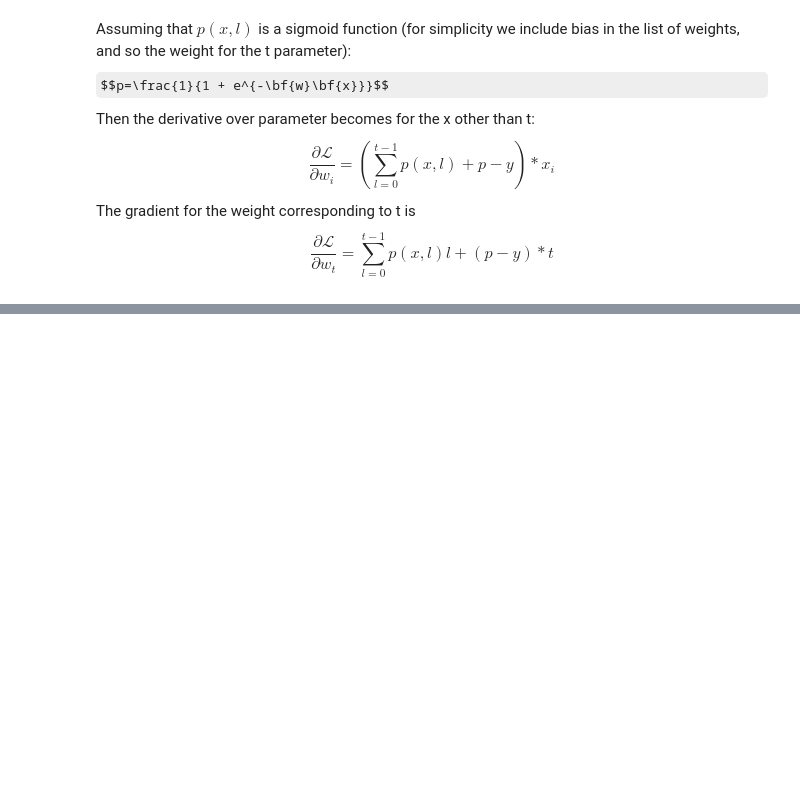
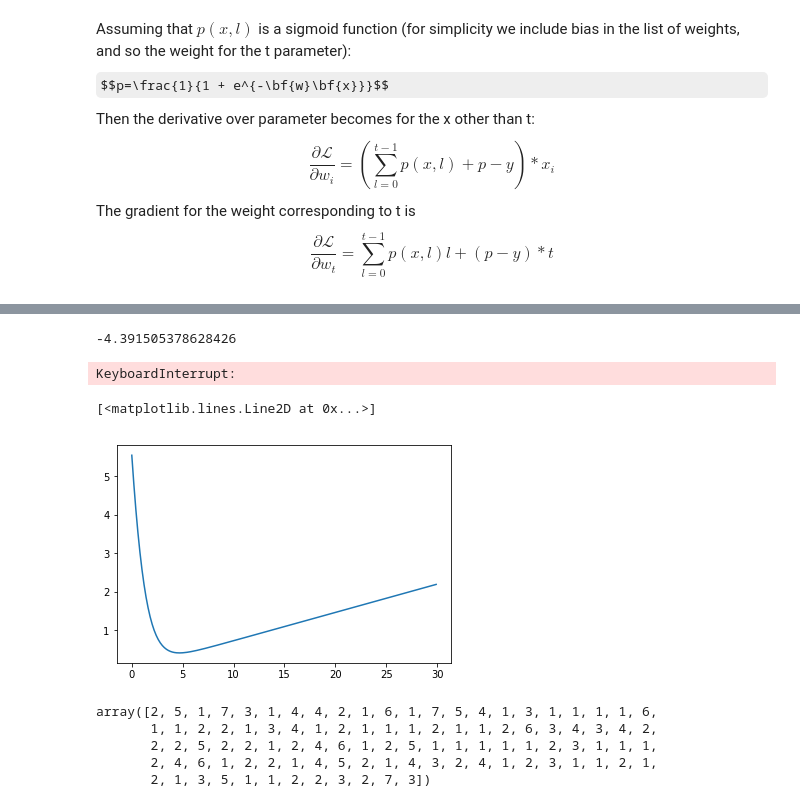
Before and after one commit to mlarionov/machine_learning_POC, a Jupyter notebook: employee_attrition/attrition.ipynb, the cells around one changed output, grey strips where cells are left out. Drawn from its saved outputs; the diff is of its cells as text; code cells hidden in the pictures; some formulas as TeX source; blank space fills up the shorter version.

```diff
--- a/employee_attrition/attrition.ipynb
+++ b/employee_attrition/attrition.ipynb
@@ -160,7 +165,7 @@ def one_pass(weights, step_size, feature_data, temporal_data, labels, l2_regular
     return cost, weights - step_size * total_gradient
 # %%
 #Initialize weights
-weights = np.zeros(shape=[employee_data.values.shape[1]])
+weights = np.zeros(shape=[scaled_data.values.shape[1]])
 epochs = 100
 step = 0.5
 l2 = 0.9
@@ -222,0 +202,34 @@ prb
+# %%
+expected_weight = -math.log(1/prb -1)
+expected_weight
+# %% [output]
+-4.391505378628426
+# %%
+#We test the loss function
+weights = np.zeros(shape=[scaled_data.values.shape[1]])
+args = np.arange(0, 30, 0.1)
+costs = np.zeros(shape=args.shape)
+for weight_num in range(args.shape[0]):
+    weights[-1] = -args[weight_num]
+    cost = 0
+    num_examples = employee_data.shape[0]
+    for i in range(num_examples):
+        cost += loss(scaled_data.values[i], synthetic_labels.values[i], weights,
+                     employee_data.YearsAtCompany.values.astype('float')[i])  / num_examples
+    costs[weight_num] = cost
+# %% [output]
+KeyboardInterrupt:
+# %%
+plt.plot(args, costs)
+# %% [output]
+[<matplotlib.lines.Line2D at 0x...>]
+[figure, added]
+# %%
+z = np.random.geometric(p=0.35, size=100)
+z
+# %% [output]
+array([2, 5, 1, 7, 3, 1, 4, 4, 2, 1, 6, 1, 7, 5, 4, 1, 3, 1, 1, 1, 1, 6,
+       1, 1, 2, 2, 1, 3, 4, 1, 2, 1, 1, 1, 2, 1, 1, 2, 6, 3, 4, 3, 4, 2,
+       2, 2, 5, 2, 2, 1, 2, 4, 6, 1, 2, 5, 1, 1, 1, 1, 1, 2, 3, 1, 1, 1,
+       2, 4, 6, 1, 2, 2, 1, 4, 5, 2, 1, 4, 3, 2, 4, 1, 2, 3, 1, 1, 2, 1,
+       2, 1, 3, 5, 1, 1, 2, 2, 3, 2, 7, 3])
```
Also changed, not shown: parts of 8 cells of this notebook.
